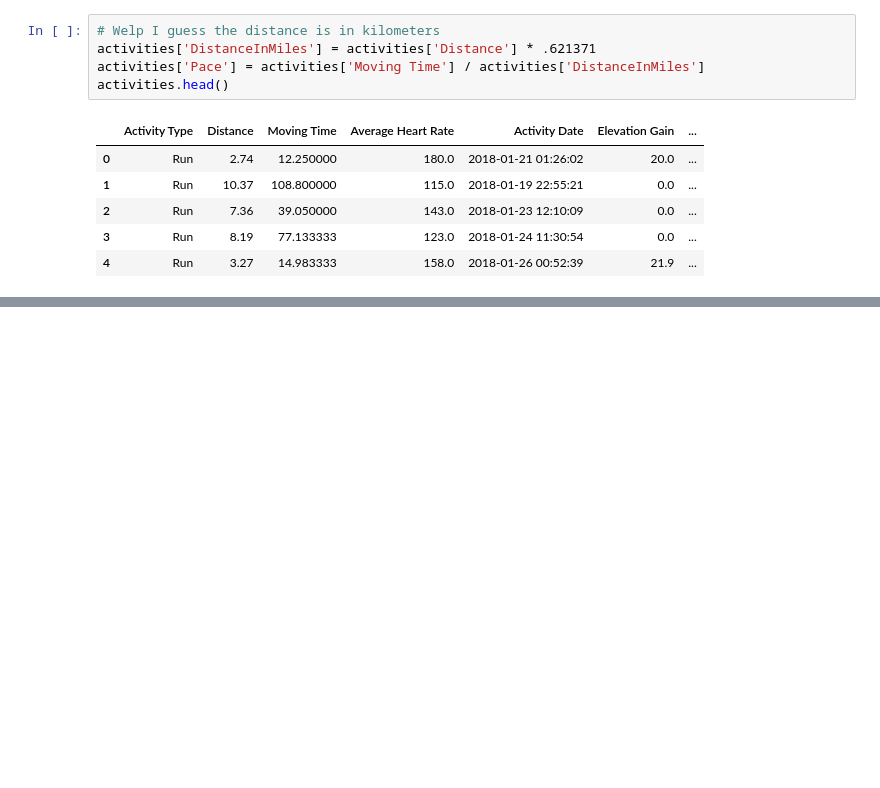
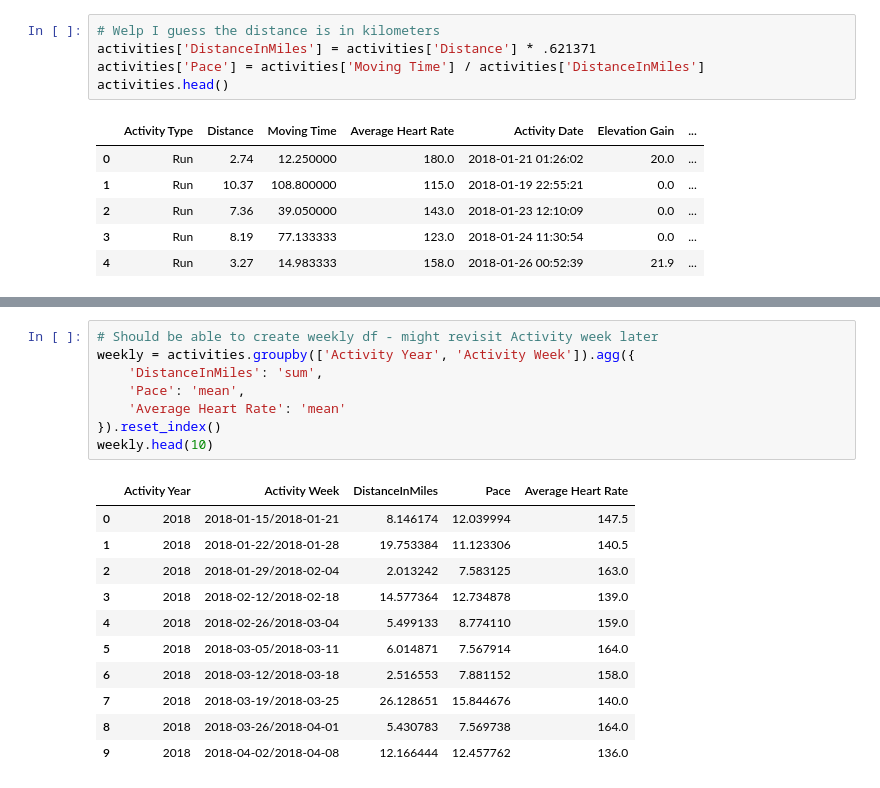
Before and after one commit to alexm806/strava-marathon-analysis, a Jupyter notebook: notebooks/strava_notebook.ipynb, the cells around one changed output, grey strips where cells are left out. Cells and saved outputs as stored; diff of their text form; blank space fills up the shorter version.

```diff
--- a/notebooks/strava_notebook.ipynb
+++ b/notebooks/strava_notebook.ipynb
@@ -156,0 +170,20 @@ activities.head()
+# %%
+# Should be able to create weekly df - might revisit Activity week later
+weekly = activities.groupby(['Activity Year', 'Activity Week']).agg({
+    'DistanceInMiles': 'sum',
+    'Pace': 'mean',
+    'Average Heart Rate': 'mean'
+}).reset_index()
+weekly.head(10)
+# %% [output]
+|  | Activity Year | Activity Week | DistanceInMiles | Pace | Average Heart Rate |
+| 0 | 2018 | 2018-01-15/2018-01-21 | 8.146174 | 12.039994 | 147.5 |
+| 1 | 2018 | 2018-01-22/2018-01-28 | 19.753384 | 11.123306 | 140.5 |
+| 2 | 2018 | 2018-01-29/2018-02-04 | 2.013242 | 7.583125 | 163.0 |
+| 3 | 2018 | 2018-02-12/2018-02-18 | 14.577364 | 12.734878 | 139.0 |
+| 4 | 2018 | 2018-02-26/2018-03-04 | 5.499133 | 8.774110 | 159.0 |
+| 5 | 2018 | 2018-03-05/2018-03-11 | 6.014871 | 7.567914 | 164.0 |
+| 6 | 2018 | 2018-03-12/2018-03-18 | 2.516553 | 7.881152 | 158.0 |
+| 7 | 2018 | 2018-03-19/2018-03-25 | 26.128651 | 15.844676 | 140.0 |
+| 8 | 2018 | 2018-03-26/2018-04-01 | 5.430783 | 7.569738 | 164.0 |
+| 9 | 2018 | 2018-04-02/2018-04-08 | 12.166444 | 12.457762 | 136.0 |
```
Also changed, not shown: parts of 5 cells of this notebook.
